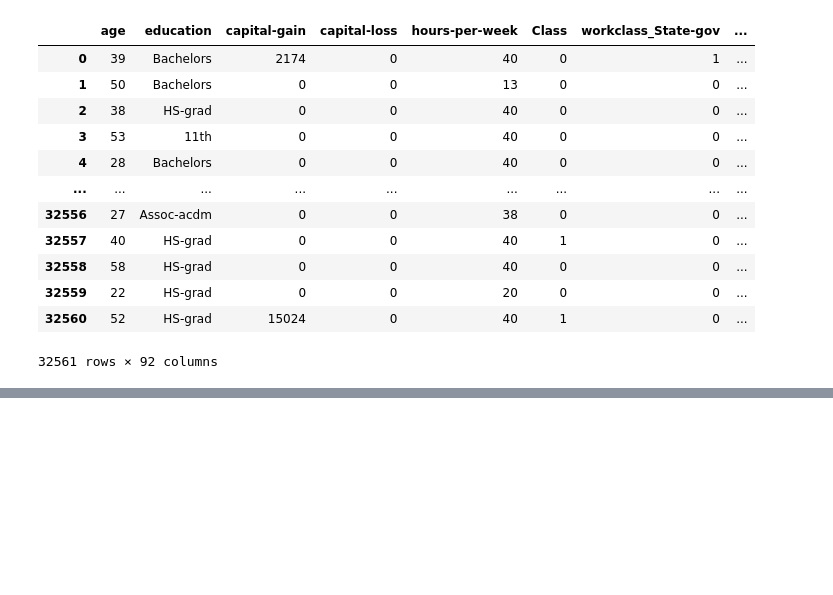
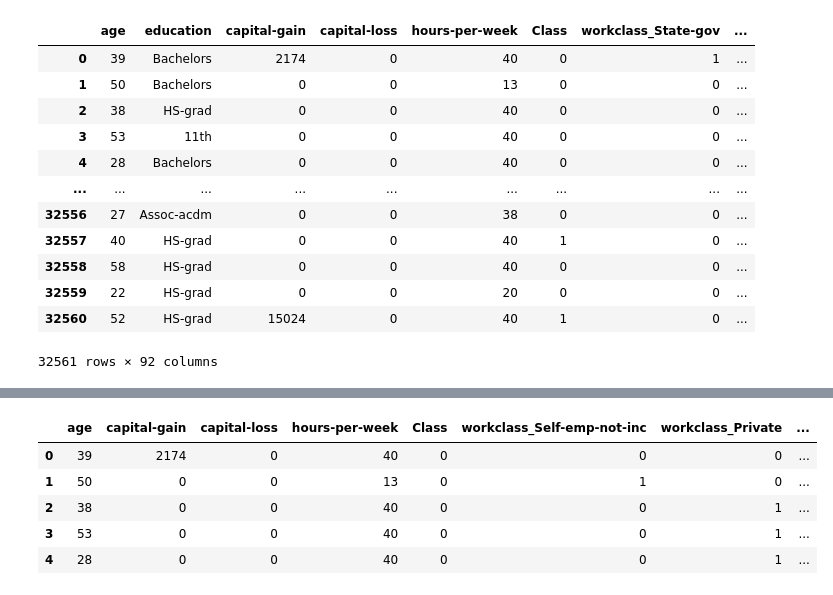
Before and after one commit to SirZotto/Applied-ML-Project-4-Income-Prediction-Using-Categorical-Data-Petrarolo-Marantidis-, a Jupyter notebook: One-hot-encoding.ipynb, the cells around one changed output, grey strips where cells are left out. Saved outputs shown, nothing was run; the diff lists cells and outputs as text; code cells hidden in the pictures; blank space fills up the shorter version.

```diff
--- a/One-hot-encoding.ipynb
+++ b/One-hot-encoding.ipynb
@@ -243,3 +243,81 @@ df_encoded
 | 32559 | 22 | HS-grad | 0 | 0 | 20 | 0 | 0 | ... |
 | 32560 | 52 | HS-grad | 15024 | 0 | 40 | 1 | 0 | ... |
 32561 rows × 92 columns
+# %%
+from projectlib.alternativeEncoding import One_Hot_Encoder, Frequency_Encoder, drop_rows
+import os
+import sys
+import pandas as pd
+
+# Make sure imports work even if previous cells were not executed yet
+sys.path.insert(0, os.path.abspath("."))
+
+if "df" not in globals():
+    file_name = "adult.data"
+    column_names = [
+        "age",
+        "workclass",
+        "fnlwgt",
+        "education",
+        "education-num",
+        "marital-status",
+        "occupation",
+        "relationship",
+        "race",
+        "sex",
+        "capital-gain",
+        "capital-loss",
+        "hours-per-week",
+        "native-country",
+        "Class",
+    ]
+    df = pd.read_csv(file_name, names=column_names, skipinitialspace=True)
+
+    target_variable_map = {
+        "<=50K": 0,
+        ">50K": 1,
+    }
+
+    columns_to_be_dropped = ["fnlwgt", "education-num"]
+    df = df.drop(columns=columns_to_be_dropped)
+    df["Class"] = df["Class"].map(target_variable_map)
+
+# Remove rows containing '?' first
+
+df_alt = drop_rows(df.copy(), ["?"])
+
+# Alternative one-hot encoding with the helper module
+one_hot_cols = [
+    "workclass",
+    "education",
+    "marital-status",
+    "occupation",
+    "relationship",
+    "race",
+    "sex",
+    "native-country",
+]
+
+df_alt_ohe = One_Hot_Encoder(df_alt, one_hot_cols, drop_first=True)
+
+# Make sure the target column is retained
+if "Class" not in df_alt_ohe.columns:
+    df_alt_ohe["Class"] = df_alt["Class"].values
+
+# Robust train/test split
+from courselib.utils.splits import train_test_split
+
+X, Y, X_train, Y_train, X_test, Y_test = train_test_split(
+    df_alt_ohe,
+    training_data_fraction=0.8,
+    return_numpy=True,
+)
+
+print("Training data split as follows:")
+print(f"  Training data samples: {len(X_train)}")
+print(f"      Test data samples: {len(X_test)}")
+print(f"      Feature shape: {X_train.shape}")
+
+print("\nAlternative one-hot encoded data preview:")
+display(df_alt_ohe.head())
+# %% [output]
@@ -245,0 +331,6 @@ df_encoded
+|  | age | capital-gain | capital-loss | hours-per-week | Class | workclass_Self-emp-not-inc | workclass_Private | ... |
+| 0 | 39 | 2174 | 0 | 40 | 0 | 0 | 0 | ... |
+| 1 | 50 | 0 | 0 | 13 | 0 | 1 | 0 | ... |
+| 2 | 38 | 0 | 0 | 40 | 0 | 0 | 1 | ... |
+| 3 | 53 | 0 | 0 | 40 | 0 | 0 | 1 | ... |
+| 4 | 28 | 0 | 0 | 40 | 0 | 0 | 1 | ... |
```
Also changed, not shown: parts of 1 cell of this notebook, 4 other files.
